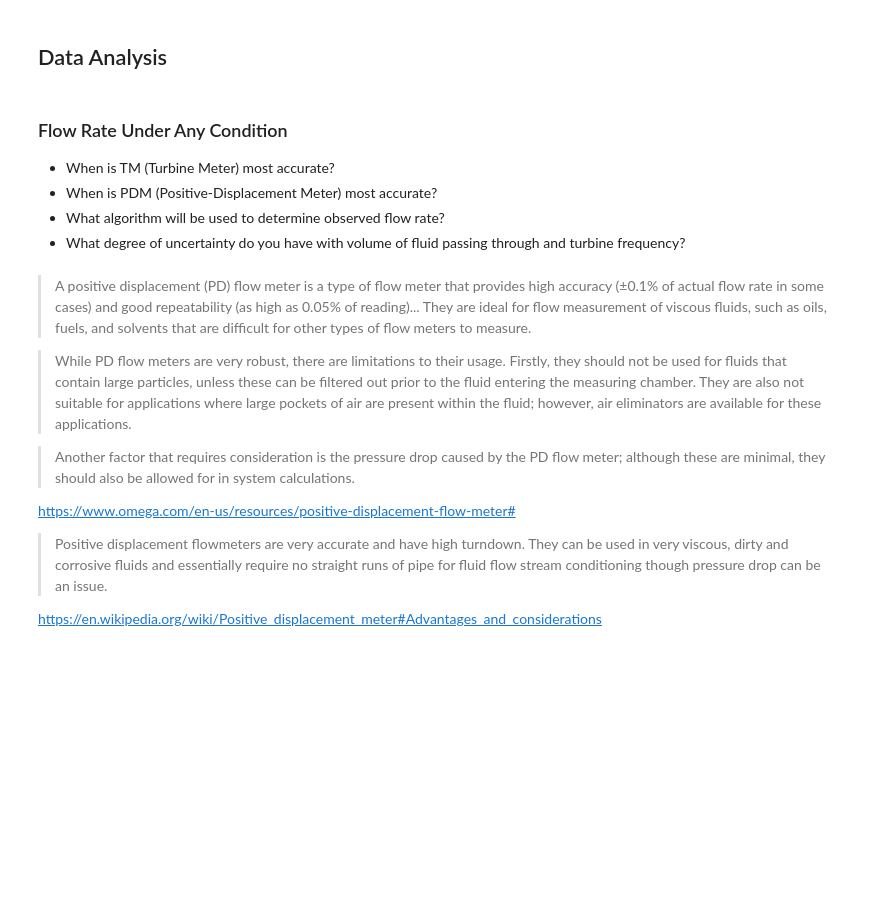
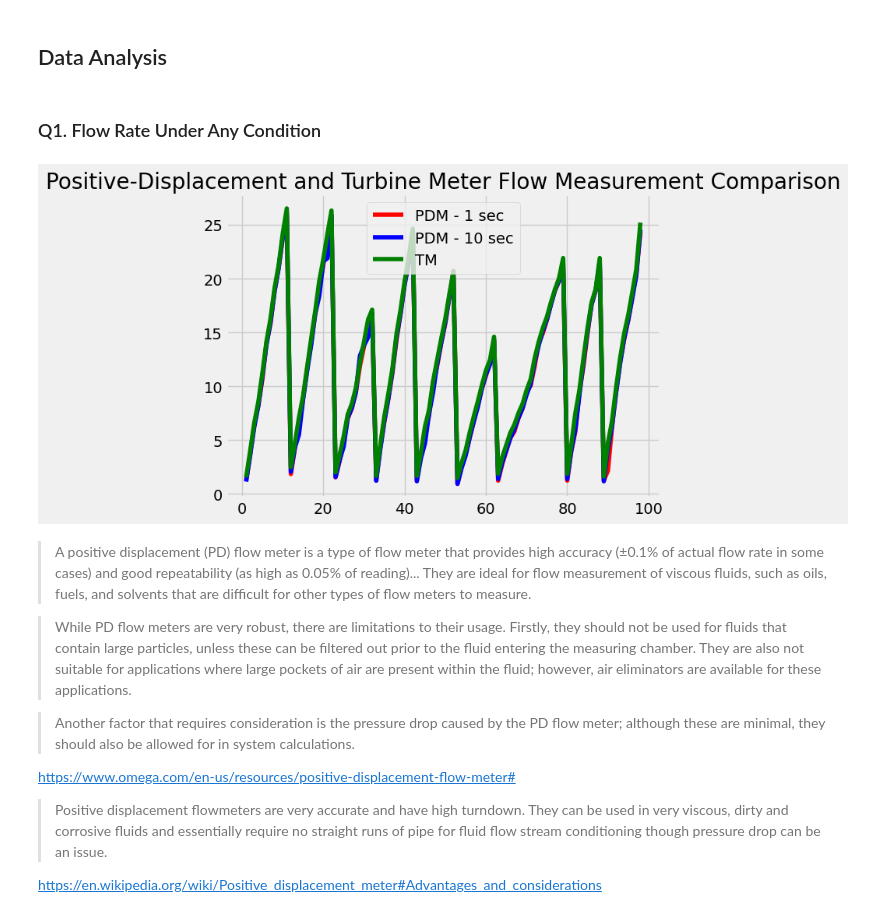
Before and after one commit to AshKuhlmann/CBE154, a Jupyter notebook: Flow Measurement - Data Analysis.ipynb, the cells around one changed output. Cells and saved outputs as stored; diff of their text form; code cells hidden in the pictures; blank space fills up the shorter version.

Commit message:
Data Analysis P1 Graph

```diff
--- a/Flow Measurement - Data Analysis.ipynb
+++ b/Flow Measurement - Data Analysis.ipynb
@@ -29,11 +29,31 @@ $$V = C\sqrt{\frac{2 \Delta P}{\rho}} $$
 # %% [markdown]
 ## Data Analysis
 # %% [markdown]
-### Flow Rate Under Any Condition
-- When is TM (Turbine Meter) most accurate?
+### Q1. Flow Rate Under Any Condition
+<!-- - When is TM (Turbine Meter) most accurate?
 - When is PDM (Positive-Displacement Meter) most accurate?
 - What algorithm will be used to determine observed flow rate?
-- What degree of uncertainty do you have with volume of fluid passing through and turbine frequency?
+- What degree of uncertainty do you have with volume of fluid passing through and turbine frequency? -->
+# %%
+# import the excel sheet
+flow_rates = pd.read_excel('P1_Flow_Measurements.xlsx')
+# drop extraneous columns
+flow_rates = flow_rates.drop(["Unnamed: 2", "Unnamed: 5", "Unnamed: 8"], axis=1)
+
+# Obtain the data series
+x = flow_rates["Measurement No."].tolist()
+PDM_onesec = flow_rates["PDM (1 sec) [gpm]"].tolist()
+PDM_tensec = flow_rates["PDM (10 sec) [gpm]"].tolist()
+TM = flow_rates["TM [gpm]"].tolist()
+# Plot the data
+plt.plot(x, PDM_onesec, color='red')
+plt.plot(x, PDM_tensec, color='blue')
+plt.plot(x, TM, color='green')
+plt.title("Positive-Displacement and Turbine Meter Flow Measurement Comparison")
+plt.legend(['PDM - 1 sec', 'PDM - 10 sec', 'TM'])
+plt.show()
+# %% [output]
+[figure, added]
 # %% [markdown]
 > A positive displacement (PD) flow meter is a type of flow meter that provides high accuracy (±0.1% of actual flow rate in some cases) and good repeatability (as high as 0.05% of reading)...
 > They are ideal for flow measurement of viscous fluids, such as oils, fuels, and solvents that are difficult for other types of flow meters to measure.
```
Also changed, not shown: 1 other file.
